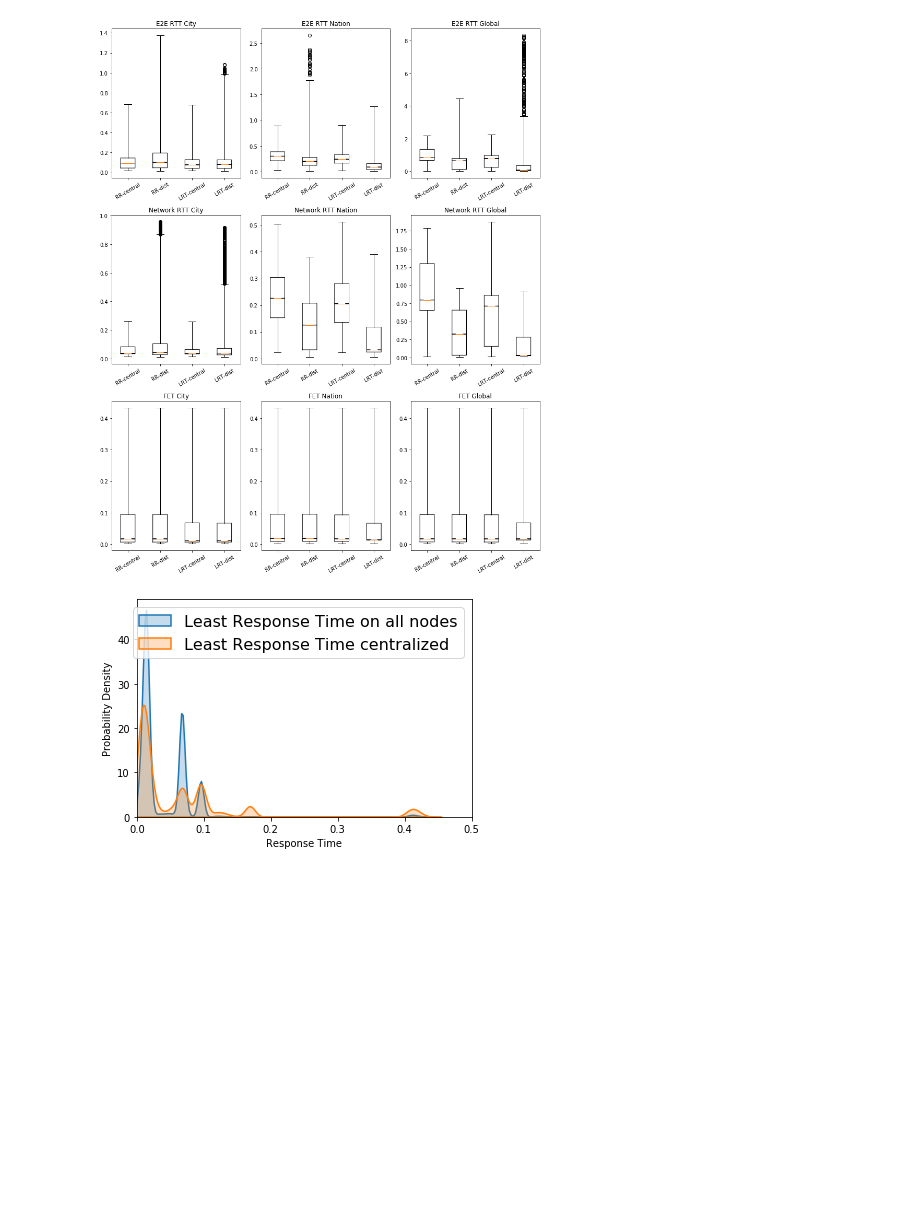
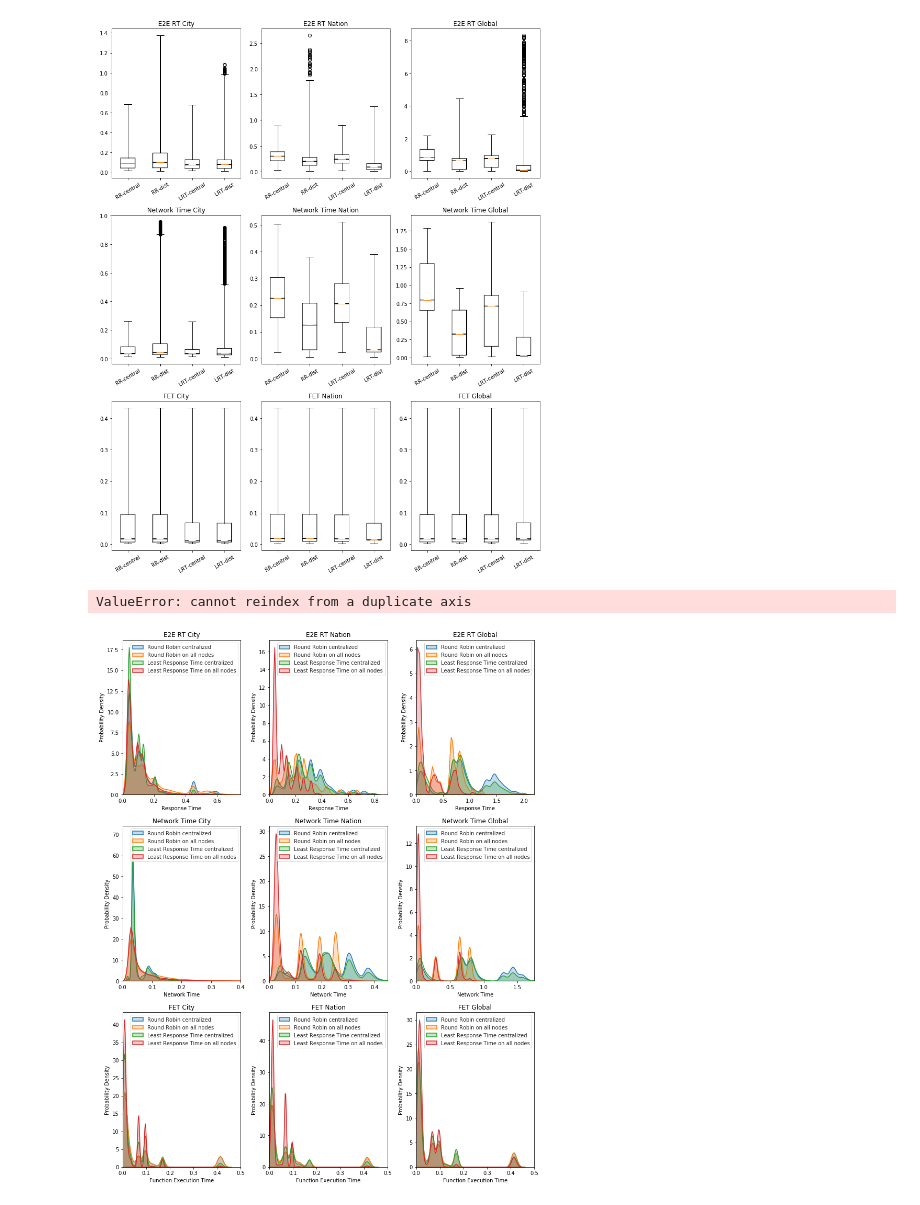
Before and after one commit to edgerun/faas-sim, a Jupyter notebook: ext/jjnp21/experiments/initial_vis.ipynb, the cells around one changed output. Saved outputs shown, nothing was run; the diff lists cells and outputs as text; code cells hidden in the pictures; blank space fills up the shorter version.

Commit message:
add proper kernel density function estimation plots for the initial vis

```diff
--- a/ext/jjnp21/experiments/initial_vis.ipynb
+++ b/ext/jjnp21/experiments/initial_vis.ipynb
@@ -98,14 +100,86 @@ plt.show()
 # %%
 import seaborn as sns
 nd = {}
-for k in [lrtd, lrtc]:
+data = []
+for k in [lrtc, rrd]:
 #     nd[k] = r['nation'][k].invocations['t_exec']
-    invs = r['nation'][k].fets['t_fet']
-    sns.distplot(invs, hist=False, kde=True, kde_kws={'linewidth':1.5, 'shade': True}, label=k)
+    nd[k] = r['nation'][k].fets['t_fet']
+
+# invs = r['global'][k].fets['t_fet']
+# print(nd[lrtc].index.drop_duplicates())
+df = pd.concat(list(nd.values()), axis=1, keys=list(nd.keys()))
+print(df)
+# df = pd.DataFrame(nd)
+sns.displot(data=df, kind='kde', label=k, fill=True)
+
+
 plt.legend(prop={'size': 16})
 plt.xlabel('Response Time')
 plt.xlim(0, 0.5)
 plt.ylabel('Probability Density')
 plt.show()
 # %% [output]
-[figure, removed]
+ValueError: cannot reindex from a duplicate axis
+# %%
+fig, axs = plt.subplots(3,3)
+fig.set_figheight(15)
+fig.set_figwidth(12)
+
+sns.set_theme(style='white')
+# sns.set_theme(palette='tab10')
+# sns.set_palette('bright')
+# colors = sns.color_palette(palette='colorblind')
+# cmap = {}
+# for i in range(len(lb_types)):
+#     cmap[lb_types[i]] = colors[i]
+
+# print(cmap)
+
+def distplot_e2e(axis, data, title, limits):
+    for k in lb_types:
+        invs = data[k].invocations['t_exec']
+        sns.distplot(invs, hist=False, kde=True, kde_kws={'linewidth':1.5, 'shade': True}, label=k, ax=axis)
+    axis.legend(prop={'size': 10})
+    axis.set_xlabel('Response Time')
+    axis.set_ylabel('Probability Density')
+    axis.set_title(title)
+    axis.set_xlim(limits)
+
+def distplot_net(axis, data, title, limits):
+    for k in lb_types:
+        invs = data[k].invocations['tx_time_cl_lb'] + data[k].invocations['tx_time_lb_fx']
+        sns.distplot(invs, hist=False, kde=True, kde_kws={'linewidth':1.5, 'shade': True}, label=k, ax=axis)
+    axis.legend(prop={'size': 10})
+    axis.set_xlabel('Network Time')
+    axis.set_ylabel('Probability Density')
+    axis.set_title(title)
+    axis.set_xlim(limits)
+
+def distplot_fet(axis, data, title, limits):
+    for k in lb_types:
+        invs = data[k].fets['t_fet']
+        sns.distplot(invs, hist=False, kde=True, kde_kws={'linewidth':1.5, 'shade': True}, label=k, ax=axis)
+    axis.legend(prop={'size': 10})
+    axis.set_xlabel('Function Execution Time')
+    axis.set_ylabel('Probability Density')
+    axis.set_title(title)
+    axis.set_xlim(limits)
+
+# note that the values for the limits are found by first plotting without any and then setting them manually
+
+distplot_e2e(axs[0, 0], r['city'], 'E2E RT City', [0, 0.75])
+distplot_e2e(axs[0, 1], r['nation'], 'E2E RT Nation', [0, 0.9])
+distplot_e2e(axs[0, 2], r['global'], 'E2E RT Global', [0, 2.2])
+
+distplot_net(axs[1, 0], r['city'], 'Network Time City', [0, 0.4])
+distplot_net(axs[1, 1], r['nation'], 'Network Time Nation', [0, 0.45])
+distplot_net(axs[1, 2], r['global'], 'Network Time Global', [0, 1.75])
+
+distplot_fet(axs[2, 0], r['city'], 'FET City', [0, 0.5])
+distplot_fet(axs[2, 1], r['nation'], 'FET Nation', [0, 0.5])
+distplot_fet(axs[2, 2], r['global'], 'FET Global', [0, 0.5])
+
+fig.tight_layout()
+plt.show()
+# %% [output]
+[figure, added]
```
Also changed, not shown: parts of 2 cells of this notebook.
